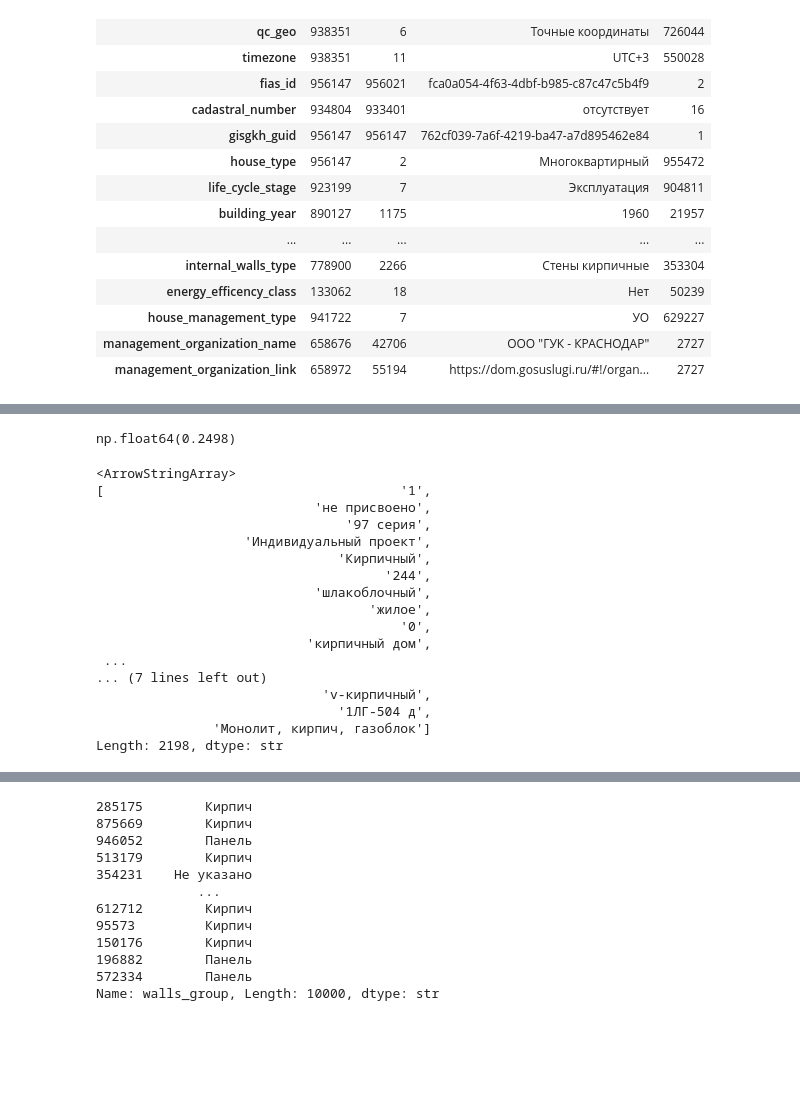
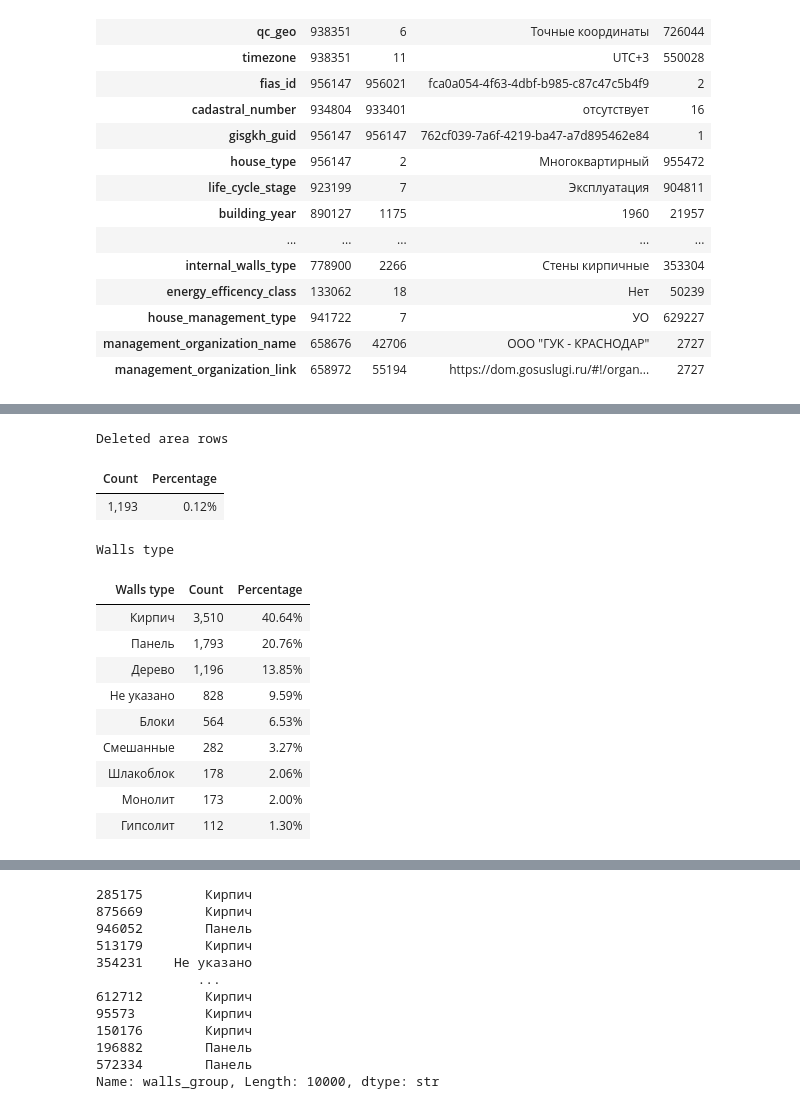
Before and after one commit to ascat41/HouseDeterioration, a Jupyter notebook: data_research.ipynb, the cells around one changed output, grey strips where cells are left out. Cells and saved outputs as stored; diff of their text form; code cells hidden in the pictures; blank space fills up the shorter version.

```diff
--- a/data_research.ipynb
+++ b/data_research.ipynb
@@ -230,4 +233,11 @@ df = original_df.sample(10000, random_state=42)
 
 df["building_year"] = df["building_year"].fillna(df["comissioning_year"]).fillna(0).astype("str")
 df["building_year"] = df["building_year"].str.split(",").str[0].astype("float").astype("int64")
-df = df[(df['building_year'] > 1800) & (df['building_year'] <= 2025)]
+
+mask = (df['building_year'] > 1800) & (df['building_year'] <= 2025)
+df = df[mask]
+
+style_table(pd.DataFrame({"Count": [len(mask) - mask.sum()], "Percentage": [1 - mask.sum() / len(mask)]}), "Deleted building_year rows").format({
+    "Count": "{:,.0f}",
+    "Percentage": "{:.2f}%"
+})
@@ -234,9 +249,20 @@ df = df[(df['building_year'] > 1800) & (df['building_year'] <= 2025)]
 # %%
 # Преобразование признаков площади
 
-df = df[(df["total_area"] > 1) & (df["residental_premises_area"] > 1)]
+mask = (df["total_area"] > 1) & (df["residental_premises_area"] > 1)
+
+df = df[mask]
 df["residental_ratio"] = df["residental_premises_area"] / df["total_area"]
 df["flats_area_ratio"] = df["flats"] / df["total_area"]
+
+style_table(pd.DataFrame({"Count": [len(mask) - mask.sum()], "Percentage": [1 - mask.sum() / len(mask)]}), "Deleted area rows").format({
+    "Count": "{:,.0f}",
+    "Percentage": "{:.2f}%"
+})
+# %% [output]
+Deleted area rows
+| Count | Percentage |
+| 1,193 | 0.12% |
 # %%
 import re
 
@@ -269,28 +295,28 @@ def map_walls(value):
 uniq = df["internal_walls_type"].dropna().unique()
 walls_mapping = {v: map_walls(v) for v in uniq}
 df["walls_group"] = df["internal_walls_type"].map(walls_mapping).fillna("Не указано")
-# %%
-df.plan_series.isna().sum() / len(df)
-# %% [output]
-np.float64(0.2498)
-# %%
-uniq = df["plan_series"].dropna().unique()
-uniq
-# %% [output]
-<ArrowStringArray>
-[                                      '1',
-                            'не присвоено',
-                                '97 серия',
-                   'Индивидуальный проект',
-                               'Кирпичный',
-                                     '244',
-                            'шлакоблочный',
-                                   'жилое',
-                                       '0',
-                           'кирпичный дом',
- ...
-... (7 lines left out)
-                             'v-кирпичный',
-                               '1ЛГ-504 д',
-               'Монолит, кирпич, газоблок']
-Length: 2198, dtype: str
+# %%
+walls_group = df["walls_group"].value_counts()
+
+walls_group_df = pd.DataFrame({
+    "Walls type": walls_group.index,
+    "Count": walls_group.values,
+    "Percentage": (walls_group.values / len(df["walls_group"])) * 100
+})
+
+style_table(walls_group_df, "Walls type").format({
+    "Count": "{:,.0f}",
+    "Percentage": "{:.2f}%"
+})
+# %% [output]
+Walls type
+| Walls type | Count | Percentage |
+| Кирпич | 3,510 | 40.64% |
+| Панель | 1,793 | 20.76% |
+| Дерево | 1,196 | 13.85% |
+| Не указано | 828 | 9.59% |
+| Блоки | 564 | 6.53% |
+| Смешанные | 282 | 3.27% |
+| Шлакоблок | 178 | 2.06% |
+| Монолит | 173 | 2.00% |
+| Гипсолит | 112 | 1.30% |
```
Also changed, not shown: parts of 6 cells of this notebook.
